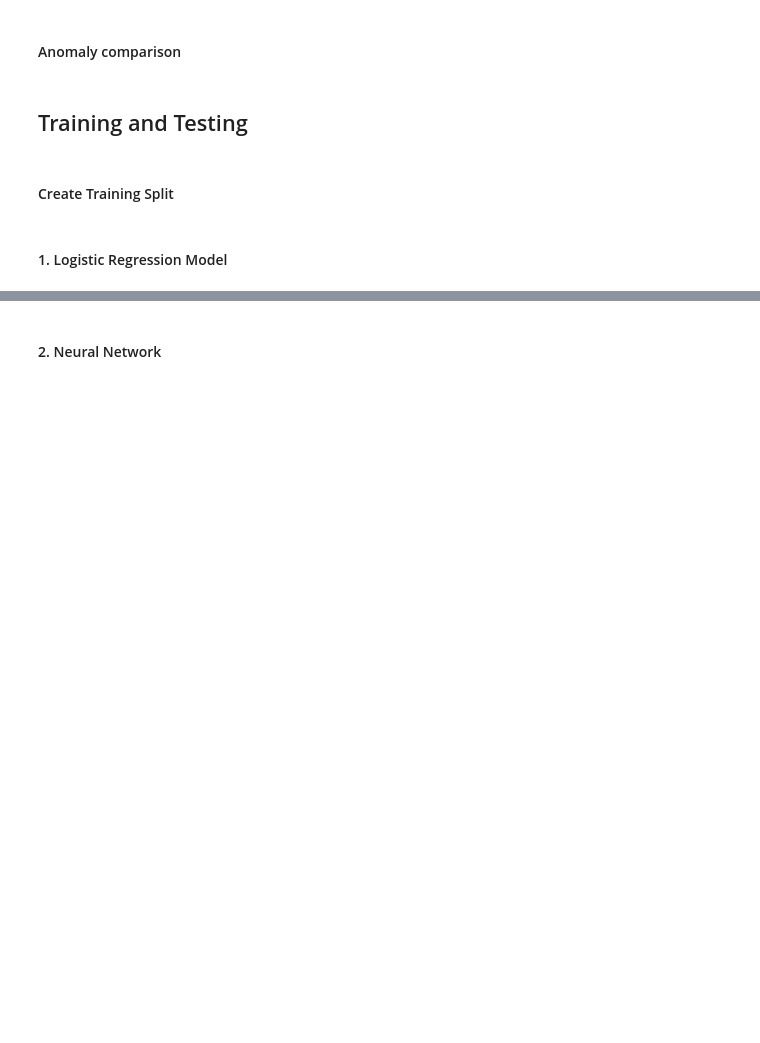
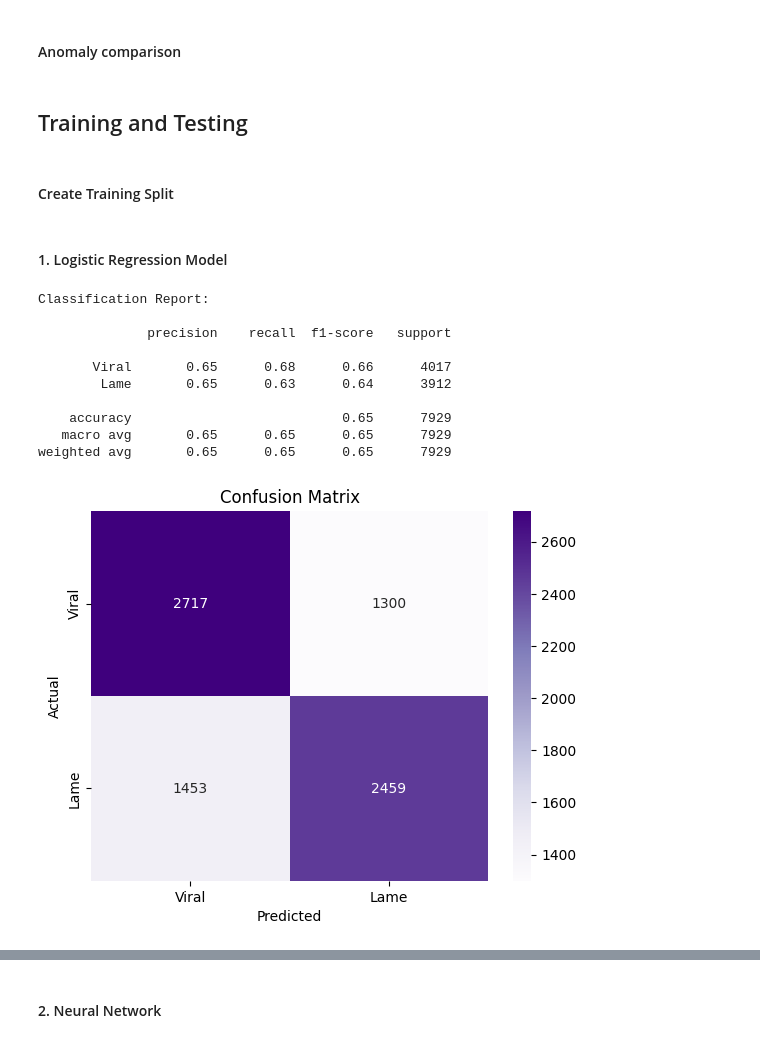
Before and after one commit to madwirblet/CIS4930-Final-Project, a Jupyter notebook: final.ipynb, the cells around one changed output, grey strips where cells are left out. Cells and saved outputs as stored; diff of their text form; code cells hidden in the pictures; blank space fills up the shorter version.

```diff
--- a/final.ipynb
+++ b/final.ipynb
@@ -82,0 +155,5 @@ df[binary_cols].dtypes.head()
+# %%
+# CHLOE here is where we actually do test train split
+X_train, X_test, y_train, y_test = train_test_split(
+    X, y, test_size=0.2, random_state=42, stratify=y
+)
@@ -271,12 +441,12 @@ for col in cols_remaining:
 # %% [markdown]
 #### Create Training Split
 # %%
-sm = SMOTENC(categorical_features=[X.columns.get_loc(c) for c in binary_cols],
-             random_state=42)
-X_resampled, y_resampled = sm.fit_resample(X, y)
-X_resampled, y_resampled = sm.fit_resample(X, y)
+# sm = SMOTENC(categorical_features=[X.columns.get_loc(c) for c in binary_cols],
+#              random_state=42)
+# X_resampled, y_resampled = sm.fit_resample(X, y)
+# X_resampled, y_resampled = sm.fit_resample(X, y)
 
-X_train, X_test, y_train, y_test = train_test_split(
-    X_resampled, y_resampled, test_size=0.2, random_state=42, stratify=y_resampled
-)
+# X_train, X_test, y_train, y_test = train_test_split(
+#     X_resampled, y_resampled, test_size=0.2, random_state=42, stratify=y_resampled
+# )
 # %%
@@ -293,14 +463,26 @@ log_model.fit(X_train, y_train)
 y_predict_log = log_model.predict(X_test)
 # %%
 # evaluate linear regression performance
-labels = ["Low", "Average", "High"]
+labels = ["Viral","Lame"]
 
 print("Classification Report:\n")
 print(classification_report(y_test, y_predict_log, target_names=labels))
 
 cm = confusion_matrix(y_test, y_predict_log)
 sns.heatmap(cm, annot=True, fmt='d', cmap='Purples', xticklabels=labels, yticklabels=labels)
 plt.xlabel("Predicted")
 plt.ylabel("Actual")
 plt.title("Confusion Matrix")
 plt.show()
+# %% [output]
+Classification Report:
+
+              precision    recall  f1-score   support
+
+       Viral       0.65      0.68      0.66      4017
+        Lame       0.65      0.63      0.64      3912
+
+    accuracy                           0.65      7929
+   macro avg       0.65      0.65      0.65      7929
+weighted avg       0.65      0.65      0.65      7929
+[figure, added]
```
Also changed, not shown: parts of 29 cells of this notebook.
